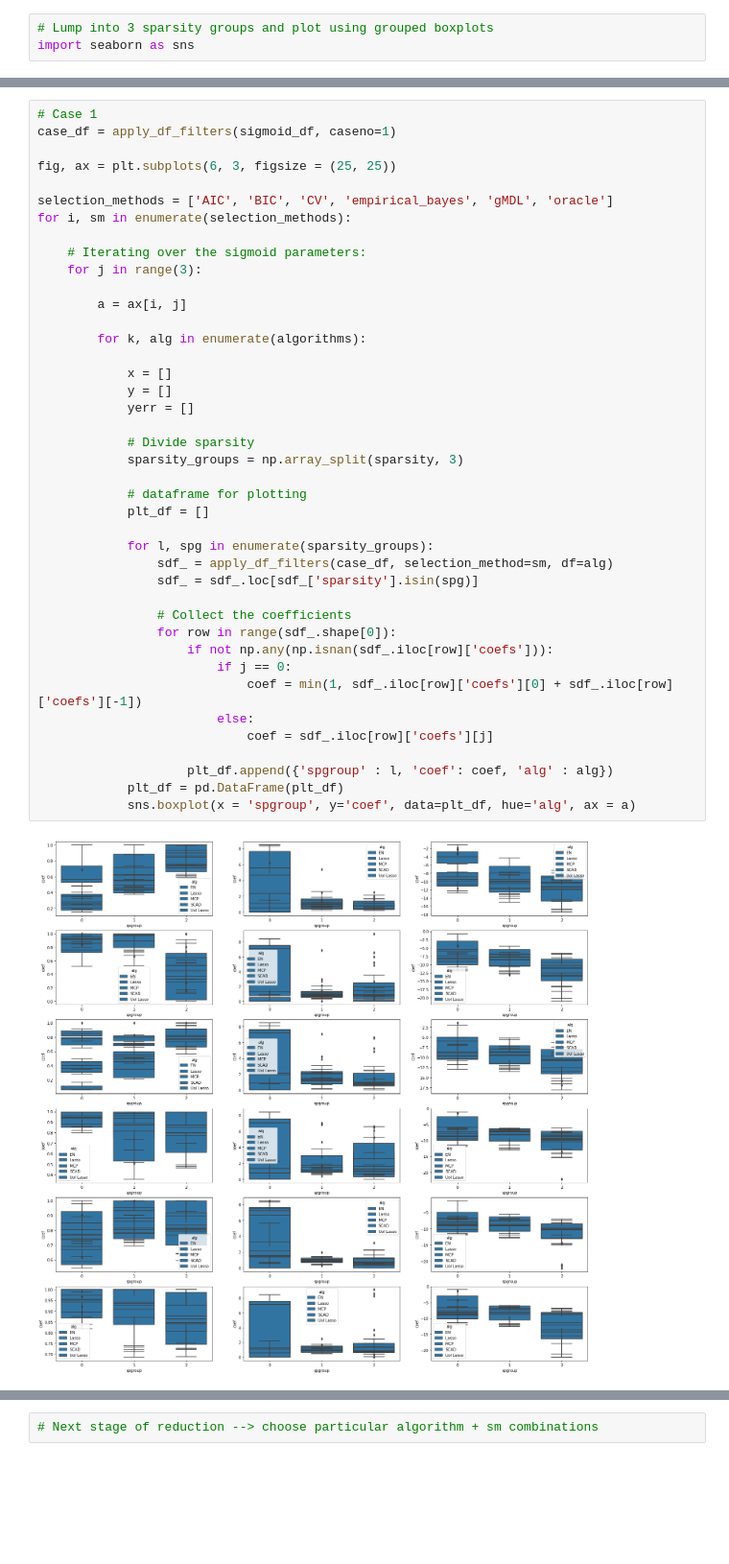
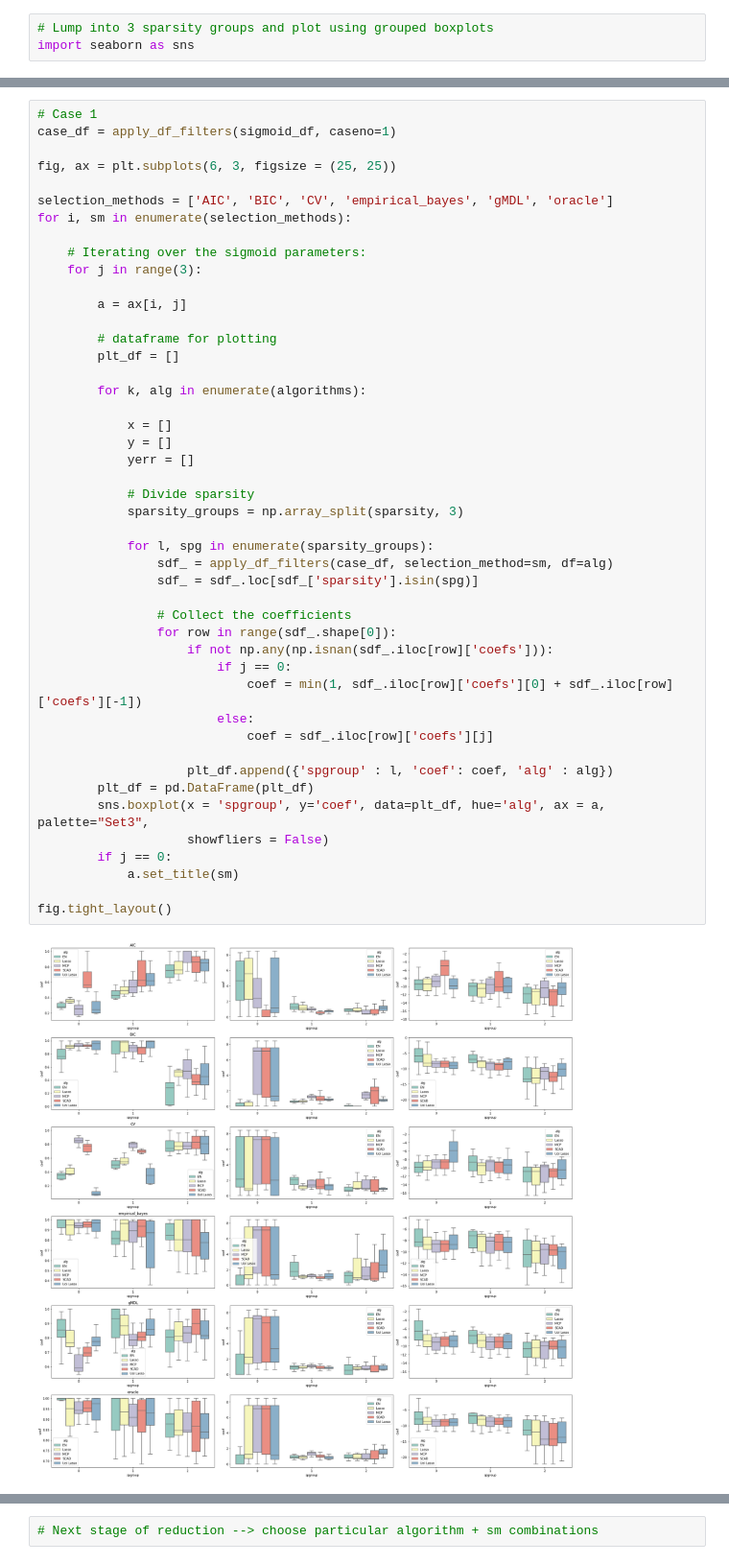
Before and after one commit to akumar01/uoicorr_analysis, a Jupyter notebook: notebooks/finalfinal/alpha_sigmoids.ipynb, the cells around one changed output, grey strips where cells are left out. Shown at 96% size. Saved outputs shown, nothing was run; the diff lists cells and outputs as text; blank space fills up the shorter version.

```diff
--- a/notebooks/finalfinal/alpha_sigmoids.ipynb
+++ b/notebooks/finalfinal/alpha_sigmoids.ipynb
@@ -318,36 +322,41 @@ selection_methods = ['AIC', 'BIC', 'CV', 'empirical_bayes', 'gMDL', 'oracle']
 for i, sm in enumerate(selection_methods):
 
     # Iterating over the sigmoid parameters:
     for j in range(3):
 
         a = ax[i, j]
 
+        # dataframe for plotting
+        plt_df = []
+
         for k, alg in enumerate(algorithms):
 
             x = []
             y = []
             yerr = []
 
             # Divide sparsity
             sparsity_groups = np.array_split(sparsity, 3)
-
-            # dataframe for plotting
-            plt_df = []
 
             for l, spg in enumerate(sparsity_groups):
                 sdf_ = apply_df_filters(case_df, selection_method=sm, df=alg)
                 sdf_ = sdf_.loc[sdf_['sparsity'].isin(spg)]
 
                 # Collect the coefficients
                 for row in range(sdf_.shape[0]):
                     if not np.any(np.isnan(sdf_.iloc[row]['coefs'])):
                         if j == 0:
                             coef = min(1, sdf_.iloc[row]['coefs'][0] + sdf_.iloc[row]['coefs'][-1])
                         else:
                             coef = sdf_.iloc[row]['coefs'][j]
 
                     plt_df.append({'spgroup' : l, 'coef': coef, 'alg' : alg})
-            plt_df = pd.DataFrame(plt_df)
-            sns.boxplot(x = 'spgroup', y='coef', data=plt_df, hue='alg', ax = a)
+        plt_df = pd.DataFrame(plt_df)
+        sns.boxplot(x = 'spgroup', y='coef', data=plt_df, hue='alg', ax = a, palette="Set3",
+                    showfliers = False)
+        if j == 0:
+            a.set_title(sm)
+
+fig.tight_layout()
 # %% [output]
-[figure, old version]
+[figure, new version]
```
Also changed, not shown: parts of 21 cells of this notebook, 2 other files.
